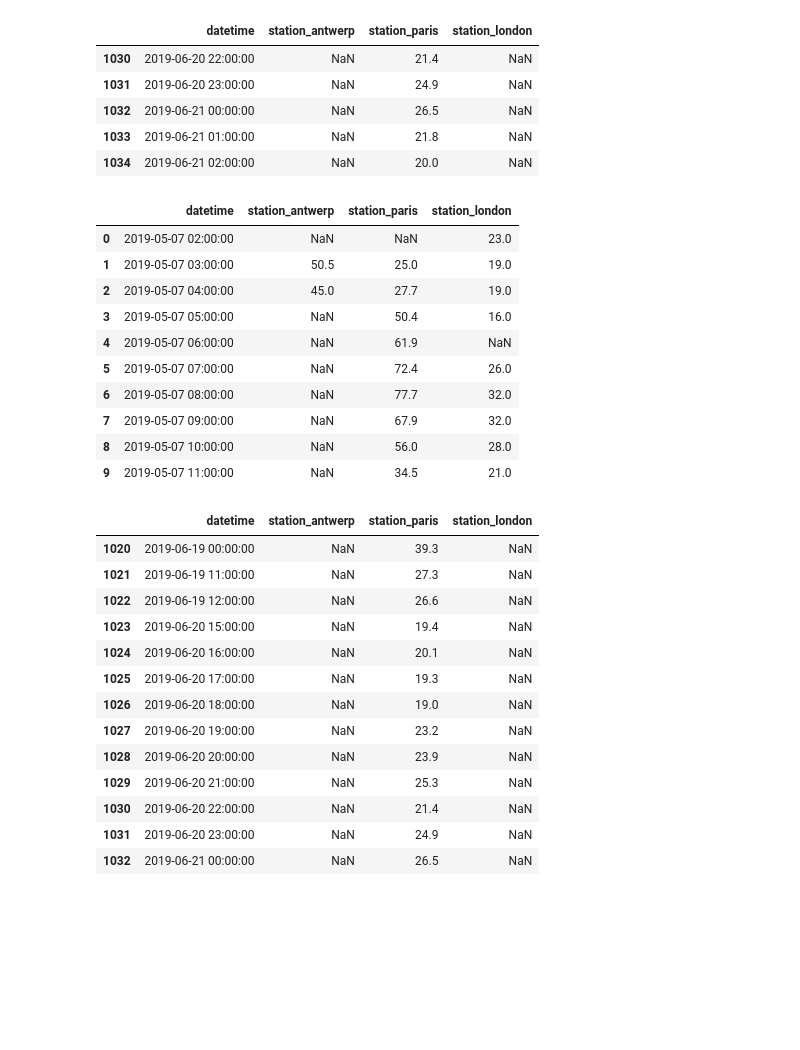
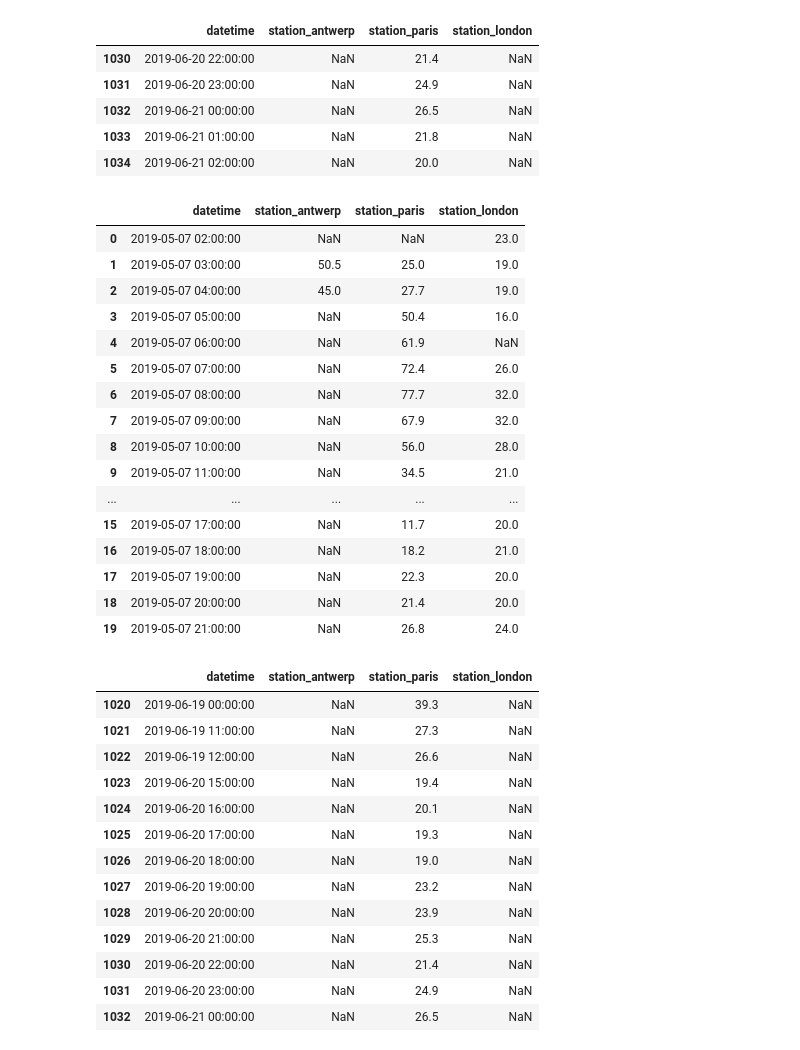
Before and after one commit to Sagarlatake/Pandas-End-to-End-Tuts, a Jupyter notebook: Pandas-Start-to-End-Indetail.ipynb, the cells around one changed output. Cells and saved outputs as stored; diff of their text form; code cells hidden in the pictures; blank space fills up the shorter version.

Commit message:
Pandas- Data Loading and analysis

```diff
--- a/Pandas-Start-to-End-Indetail.ipynb
+++ b/Pandas-Start-to-End-Indetail.ipynb
@@ -357,18 +357,24 @@ data.tail()
 | 1032 | 2019-06-21 00:00:00 | NaN | 26.5 | NaN |
 | 1033 | 2019-06-21 01:00:00 | NaN | 21.8 | NaN |
 | 1034 | 2019-06-21 02:00:00 | NaN | 20.0 | NaN |
-# %%
-data.head(10)
-# %% [output]
-|  | datetime | station_antwerp | station_paris | station_london |
-| 0 | 2019-05-07 02:00:00 | NaN | NaN | 23.0 |
-| 1 | 2019-05-07 03:00:00 | 50.5 | 25.0 | 19.0 |
-| 2 | 2019-05-07 04:00:00 | 45.0 | 27.7 | 19.0 |
-| 3 | 2019-05-07 05:00:00 | NaN | 50.4 | 16.0 |
-| 4 | 2019-05-07 06:00:00 | NaN | 61.9 | NaN |
-| 5 | 2019-05-07 07:00:00 | NaN | 72.4 | 26.0 |
-| 6 | 2019-05-07 08:00:00 | NaN | 77.7 | 32.0 |
-| 7 | 2019-05-07 09:00:00 | NaN | 67.9 | 32.0 |
-| 8 | 2019-05-07 10:00:00 | NaN | 56.0 | 28.0 |
-| 9 | 2019-05-07 11:00:00 | NaN | 34.5 | 21.0 |
+# %%
+df.head(20)
+# %% [output]
+|  | datetime | station_antwerp | station_paris | station_london |
+| 0 | 2019-05-07 02:00:00 | NaN | NaN | 23.0 |
+| 1 | 2019-05-07 03:00:00 | 50.5 | 25.0 | 19.0 |
+| 2 | 2019-05-07 04:00:00 | 45.0 | 27.7 | 19.0 |
+| 3 | 2019-05-07 05:00:00 | NaN | 50.4 | 16.0 |
+| 4 | 2019-05-07 06:00:00 | NaN | 61.9 | NaN |
+| 5 | 2019-05-07 07:00:00 | NaN | 72.4 | 26.0 |
+| 6 | 2019-05-07 08:00:00 | NaN | 77.7 | 32.0 |
+| 7 | 2019-05-07 09:00:00 | NaN | 67.9 | 32.0 |
+| 8 | 2019-05-07 10:00:00 | NaN | 56.0 | 28.0 |
+| 9 | 2019-05-07 11:00:00 | NaN | 34.5 | 21.0 |
+| ... | ... | ... | ... | ... |
+| 15 | 2019-05-07 17:00:00 | NaN | 11.7 | 20.0 |
+| 16 | 2019-05-07 18:00:00 | NaN | 18.2 | 21.0 |
+| 17 | 2019-05-07 19:00:00 | NaN | 22.3 | 20.0 |
+| 18 | 2019-05-07 20:00:00 | NaN | 21.4 | 20.0 |
+| 19 | 2019-05-07 21:00:00 | NaN | 26.8 | 24.0 |
 # %%
```
Also changed, not shown: parts of 5 cells of this notebook.
